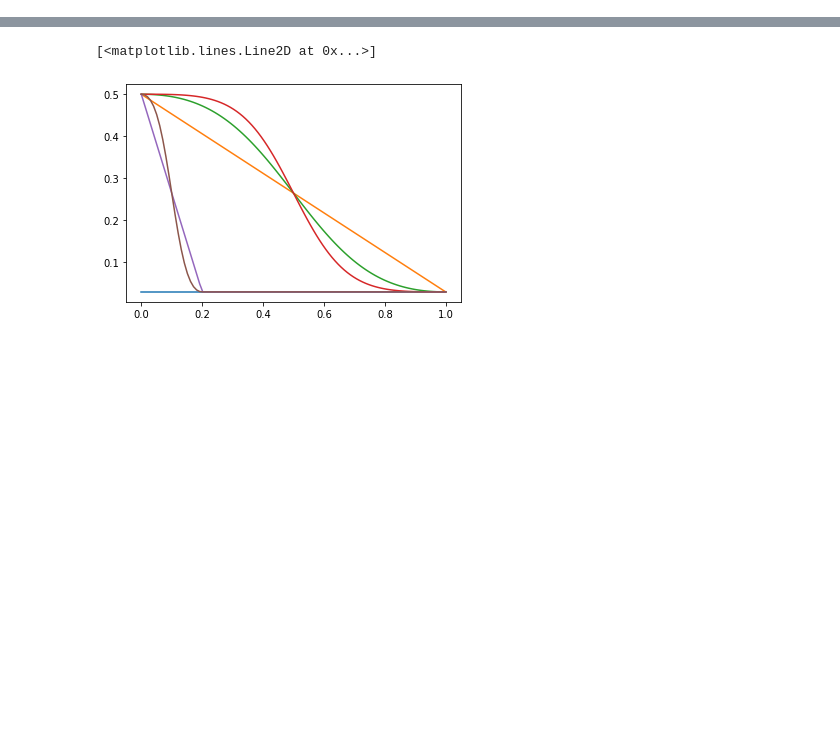
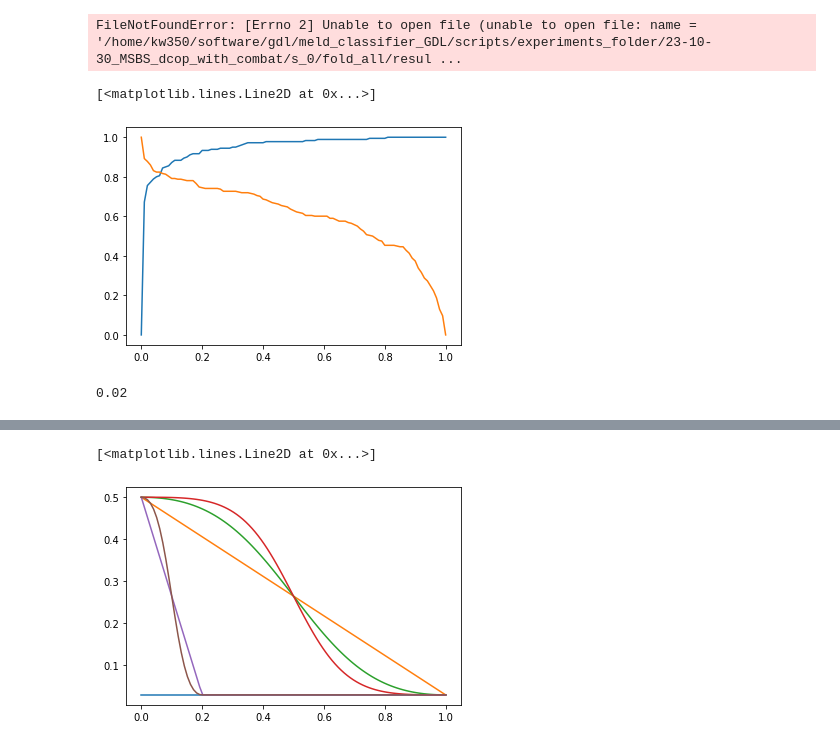
Before and after one commit to MELDProject/meld_graph, a Jupyter notebook: notebooks/threshold_predictions.ipynb, the cells around one changed output, grey strips where cells are left out. Cells and saved outputs as stored; diff of their text form; code cells hidden in the pictures; blank space fills up the shorter version.

```diff
--- a/notebooks/threshold_predictions.ipynb
+++ b/notebooks/threshold_predictions.ipynb
@@ -78,7 +86,4 @@ with h5py.File(os.path.join(save_dirs[0], pred_fname), "r") as f:
 print(len(subjects))
 
 # load and ensemble individual subject predictions over folds
-subjects_dict = []
-for subj in subjects:
-    subjects_dict.append(load_predictions_for_subject(subj, save_dirs, cohort, pred_fname))
 # %% [output]
@@ -86,3 +91,2 @@ for subj in subjects:
 # %%
-min_dist = [s['distance_map'].min() for s in subjects_dict]
-plt.hist(min_dist)
+thresholds = np.linspace(0, 1, 101)
@@ -105,0 +172,17 @@ plt.hist(subjects_dict[1]['distance_map'])
+# %%
+pred_fname = 'predictions.hdf5'
+model_index =4
+model_name = os.path.join(experiment_dir,models[model_index])
+roc_dictionary_test, auc = calculate_roc(model_name, pred_fname,cohort,thresholds)
+# %% [output]
+FileNotFoundError: [Errno 2] Unable to open file (unable to open file: name = '/home/kw350/software/gdl/meld_classifier_GDL/scripts/experiments_folder/23-10-30_MSBS_dcop_with_combat/s_0/fold_all/resul ...
+# %%
+pred_fname = 'predictions_trainval.hdf5'
+
+roc_dictionary_trainval, auc = calculate_roc(model_name, pred_fname,cohort,thresholds)
+# %%
+plt.plot(thresholds,roc_dictionary_trainval['norm_spec'])
+plt.plot(thresholds,roc_dictionary_trainval['norm_sens'])
+# %% [output]
+[<matplotlib.lines.Line2D at 0x...>]
+[figure, added]
@@ -105,0 +201,5 @@ plt.hist(subjects_dict[1]['distance_map'])
+# %%
+optimal_threshold=calculate_optimal_threshold(roc_dictionary_trainval,thresholds)
+optimal_threshold
+# %% [output]
+0.02
```
Also changed, not shown: parts of 17 cells of this notebook, 3 other files.
